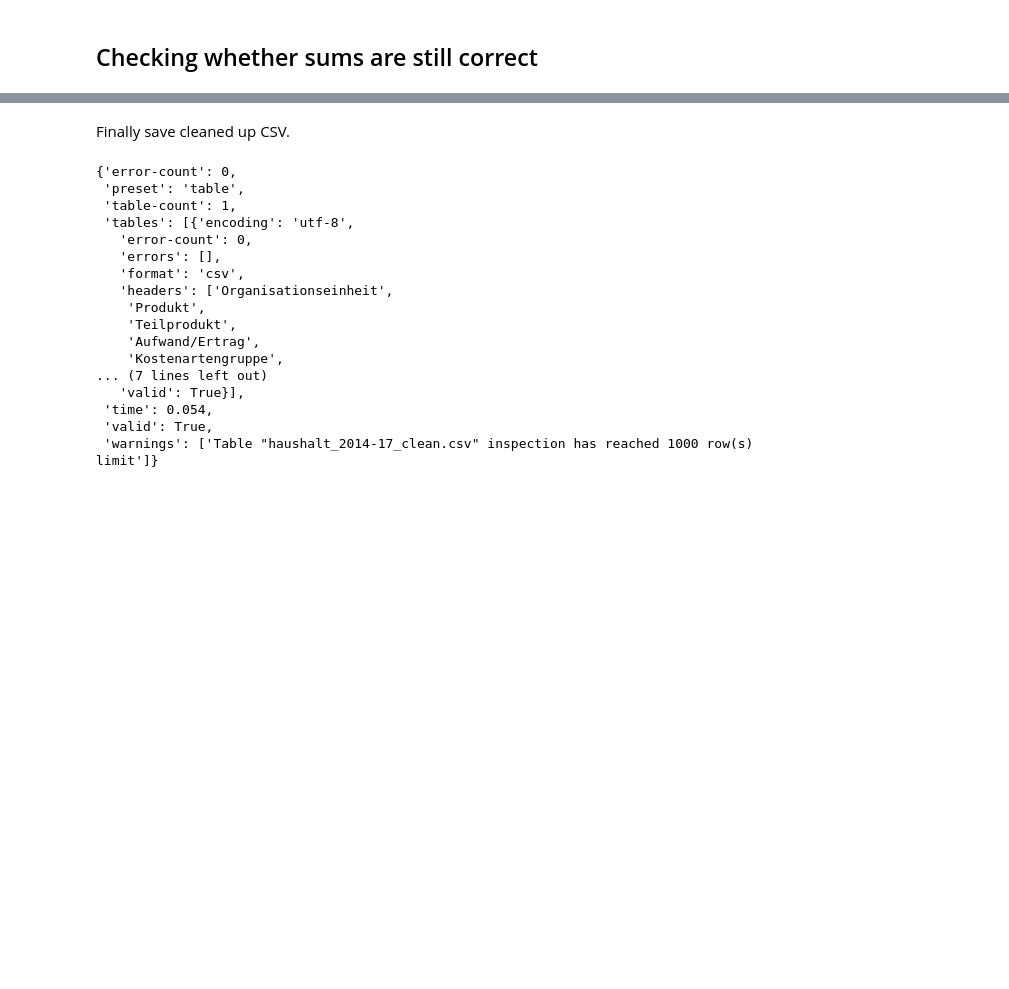
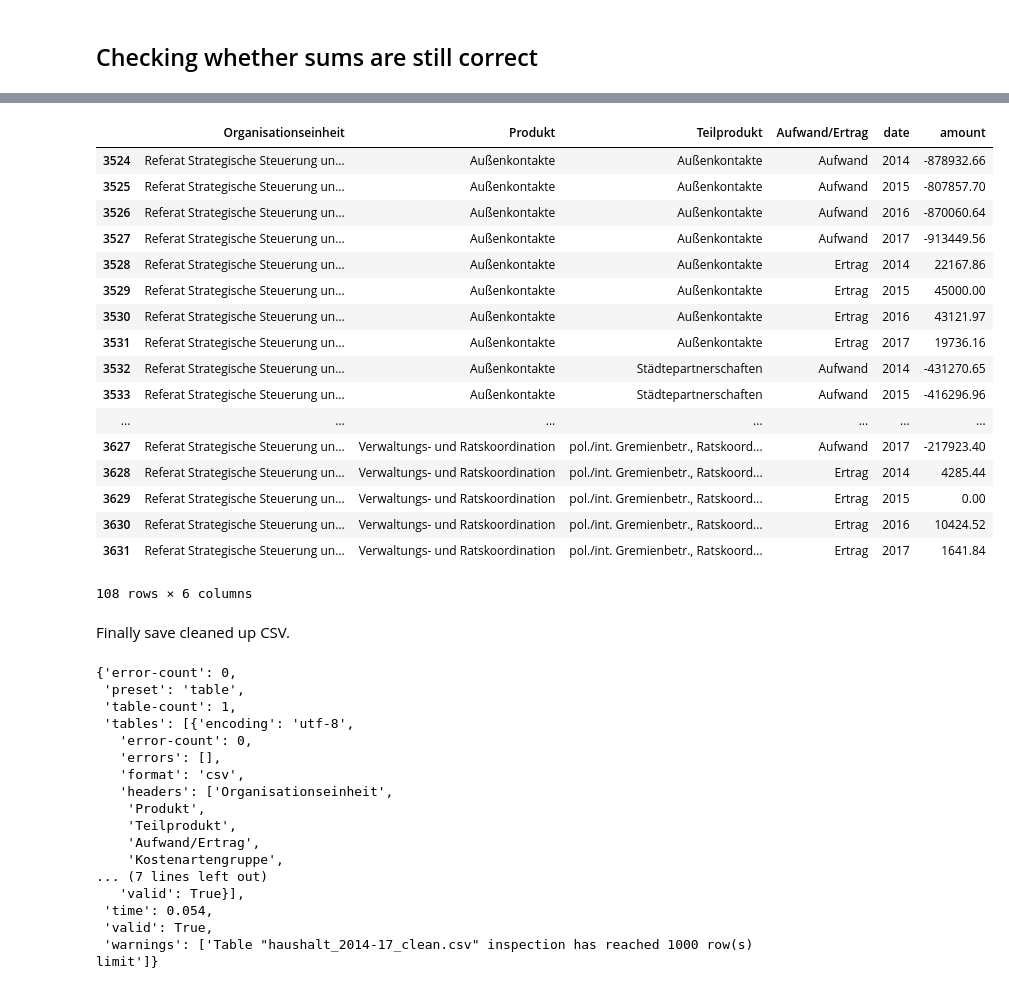
Before and after one commit to codeforosnabrueck/openspending-osnabrueck, a Jupyter notebook: haushalt_2014-17.ipynb, the cells around one changed output, grey strips where cells are left out. Cells and saved outputs as stored; diff of their text form; code cells hidden in the pictures; blank space fills up the shorter version.

```diff
--- a/haushalt_2014-17.ipynb
+++ b/haushalt_2014-17.ipynb
@@ -348,3 +350,24 @@ df_sums
+# %%
+df_sums_after_melting[df_sums_after_melting["Organisationseinheit"]== "Referat Strategische Steuerung und Rat"]
+# %% [output]
+|  | Organisationseinheit | Produkt | Teilprodukt | Aufwand/Ertrag | date | amount |
+| 3524 | Referat Strategische Steuerung un... | Außenkontakte | Außenkontakte | Aufwand | 2014 | -878932.66 |
+| 3525 | Referat Strategische Steuerung un... | Außenkontakte | Außenkontakte | Aufwand | 2015 | -807857.70 |
+| 3526 | Referat Strategische Steuerung un... | Außenkontakte | Außenkontakte | Aufwand | 2016 | -870060.64 |
+| 3527 | Referat Strategische Steuerung un... | Außenkontakte | Außenkontakte | Aufwand | 2017 | -913449.56 |
+| 3528 | Referat Strategische Steuerung un... | Außenkontakte | Außenkontakte | Ertrag | 2014 | 22167.86 |
+| 3529 | Referat Strategische Steuerung un... | Außenkontakte | Außenkontakte | Ertrag | 2015 | 45000.00 |
+| 3530 | Referat Strategische Steuerung un... | Außenkontakte | Außenkontakte | Ertrag | 2016 | 43121.97 |
+| 3531 | Referat Strategische Steuerung un... | Außenkontakte | Außenkontakte | Ertrag | 2017 | 19736.16 |
+| 3532 | Referat Strategische Steuerung un... | Außenkontakte | Städtepartnerschaften | Aufwand | 2014 | -431270.65 |
+| 3533 | Referat Strategische Steuerung un... | Außenkontakte | Städtepartnerschaften | Aufwand | 2015 | -416296.96 |
+| ... | ... | ... | ... | ... | ... | ... |
+| 3627 | Referat Strategische Steuerung un... | Verwaltungs- und Ratskoordination | pol./int. Gremienbetr., Ratskoord... | Aufwand | 2017 | -217923.40 |
+| 3628 | Referat Strategische Steuerung un... | Verwaltungs- und Ratskoordination | pol./int. Gremienbetr., Ratskoord... | Ertrag | 2014 | 4285.44 |
+| 3629 | Referat Strategische Steuerung un... | Verwaltungs- und Ratskoordination | pol./int. Gremienbetr., Ratskoord... | Ertrag | 2015 | 0.00 |
+| 3630 | Referat Strategische Steuerung un... | Verwaltungs- und Ratskoordination | pol./int. Gremienbetr., Ratskoord... | Ertrag | 2016 | 10424.52 |
+| 3631 | Referat Strategische Steuerung un... | Verwaltungs- und Ratskoordination | pol./int. Gremienbetr., Ratskoord... | Ertrag | 2017 | 1641.84 |
+108 rows × 6 columns
 # %% [markdown]
 Finally save cleaned up CSV.
 # %%
```
Also changed, not shown: parts of 3 cells of this notebook.
